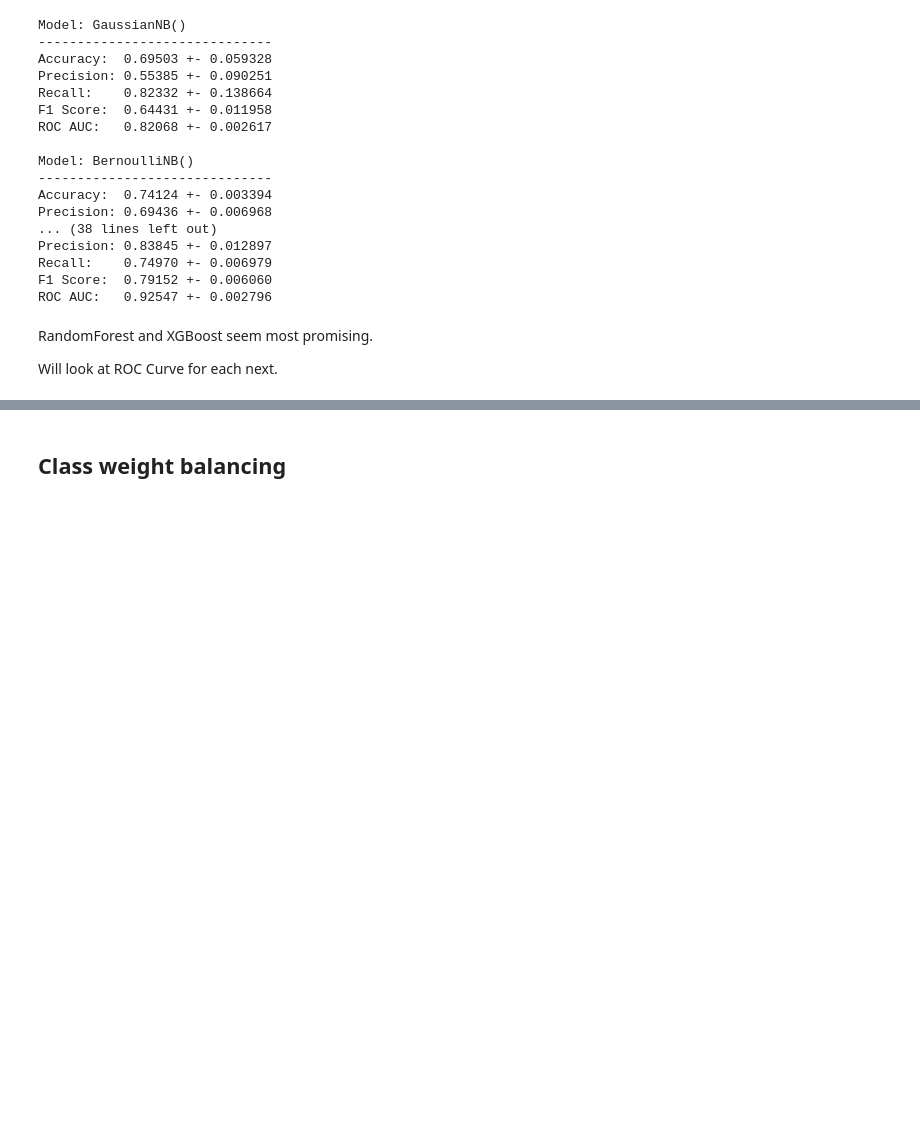
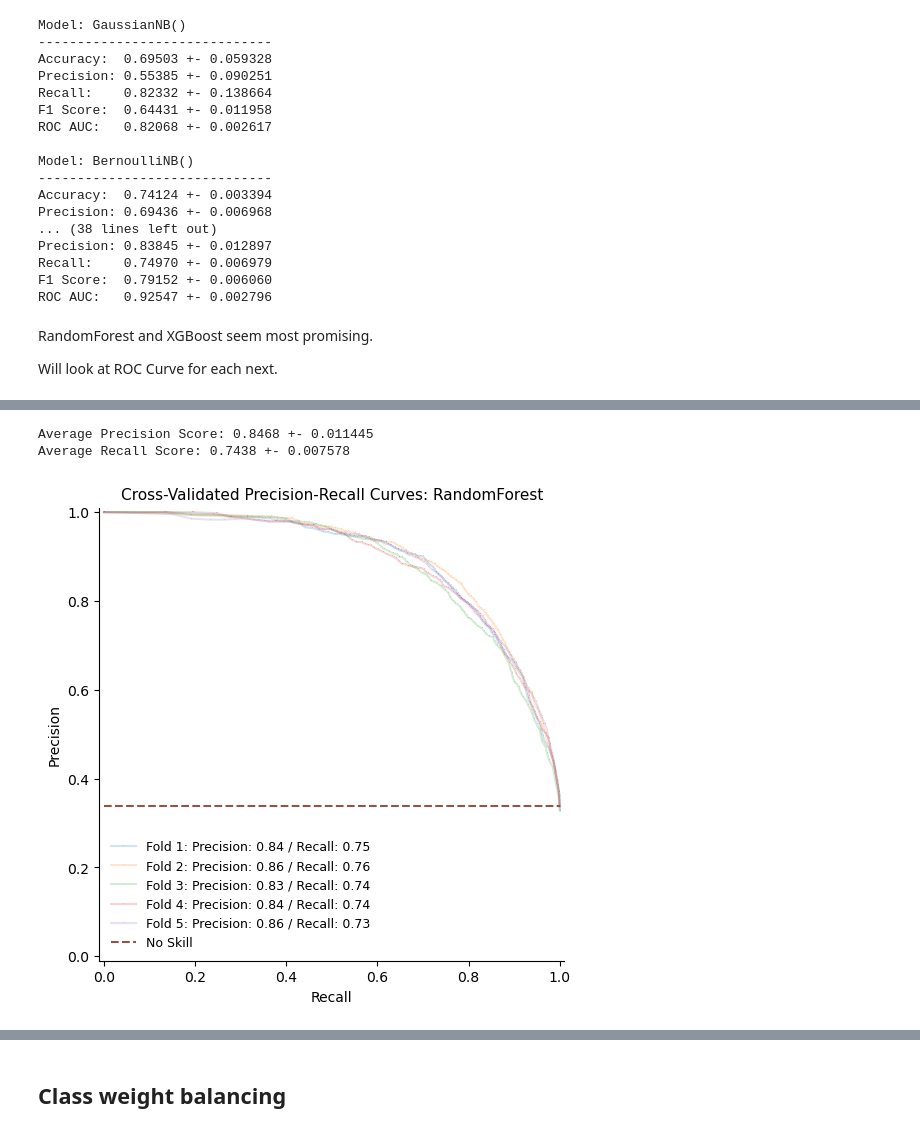
Before and after one commit to scrapfishies/twitter-bot-detection, a Jupyter notebook: modeling.ipynb, the cells around one changed output, grey strips where cells are left out. Saved outputs shown, nothing was run; the diff lists cells and outputs as text; code cells hidden in the pictures; blank space fills up the shorter version.

Commit message:
updated modeleing pipeline functions

```diff
--- a/modeling.ipynb
+++ b/modeling.ipynb
@@ -208,3 +207,9 @@ Average AUC Score: 0.9260 +- 0.003904
+# %%
+precision_recall_cv(forest, X, y, kf, model_alias='RandomForest')
+# %% [output]
+Average Precision Score: 0.8468 +- 0.011445
+Average Recall Score: 0.7438 +- 0.007578
+[figure, added]
 # %%
 xgb = XGBClassifier()
 
```
Also changed, not shown: parts of 13 cells of this notebook, 1 other file.
